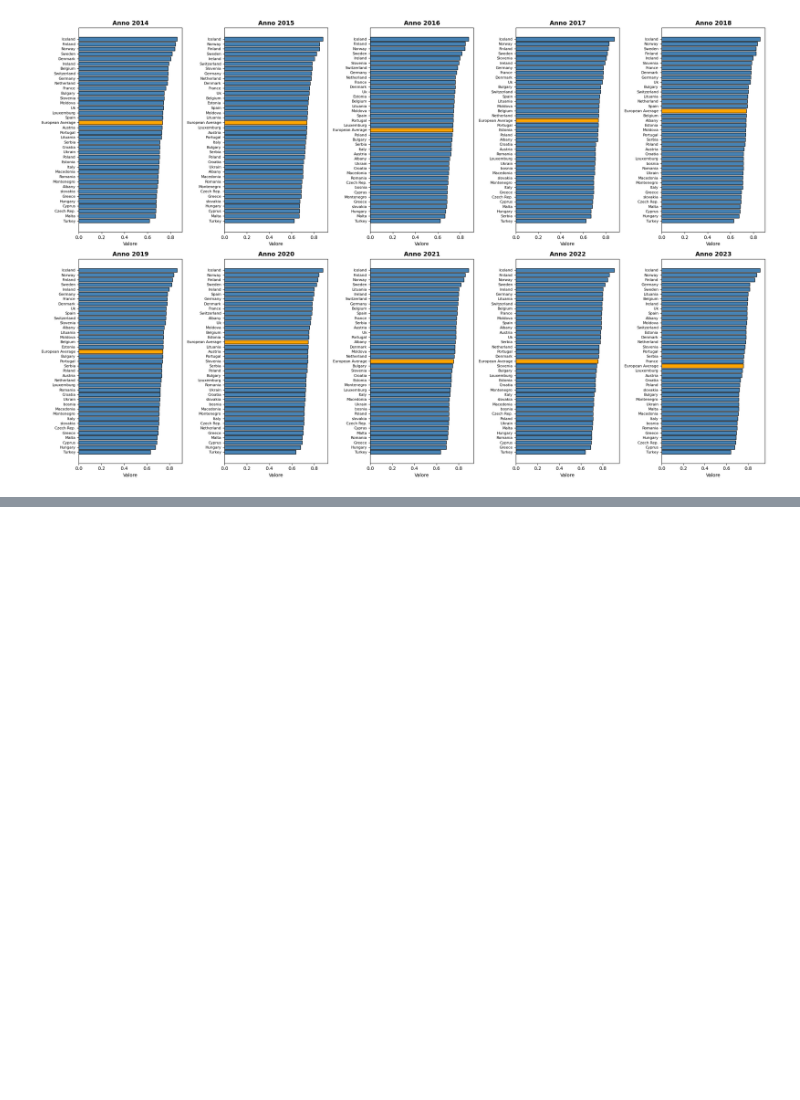
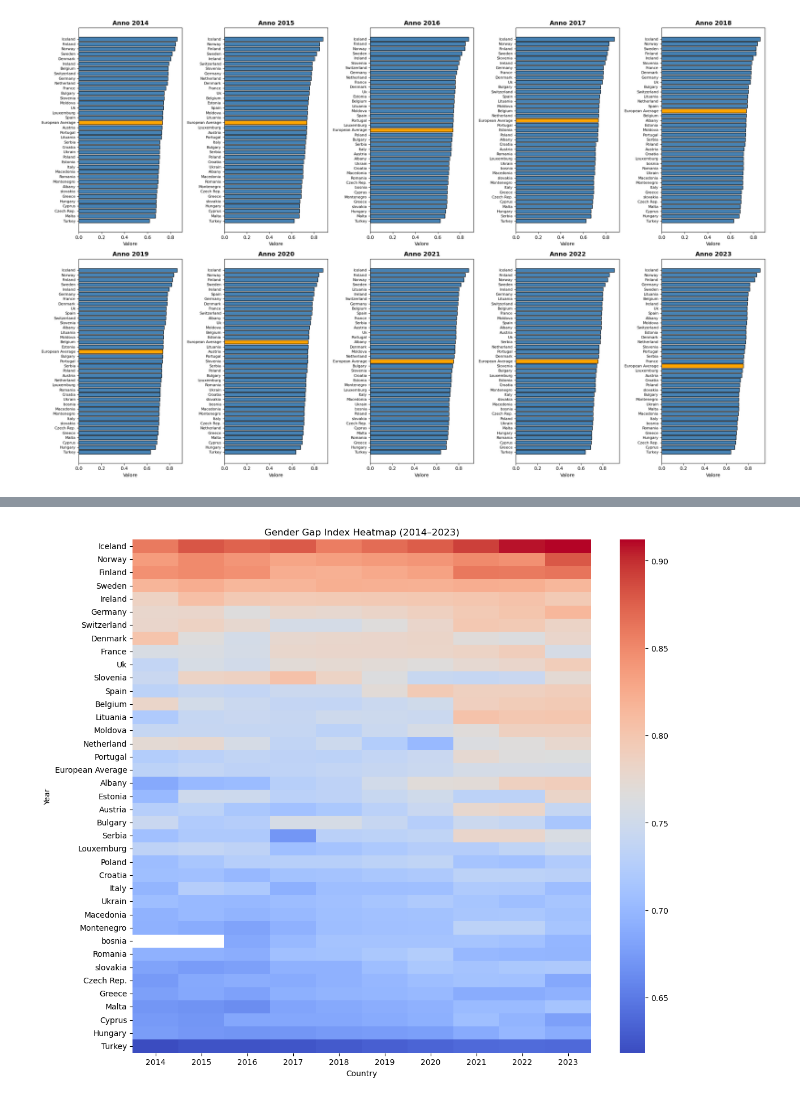
Before and after one commit to giuliodamico/Gender-Inequality-Index-vs-Female-jail-population, a Jupyter notebook: notebooks/Gender_index_graph.ipynb, the cells around one changed output, grey strips where cells are left out. Saved outputs shown, nothing was run; the diff lists cells and outputs as text; code cells hidden in the pictures; blank space fills up the shorter version.

```diff
--- a/notebooks/Gender_index_graph.ipynb
+++ b/notebooks/Gender_index_graph.ipynb
@@ -170,33 +144,15 @@ plt.show()
 # %%
-start_year = 2014
-end_year = 2023
+# we could order the countries by their average gender gap index
+average_gender_gap = gender_data.mean()
+ordered_countries = average_gender_gap.sort_values(ascending=False).index
 
-fig, axes = plt.subplots(2, 2, figsize=(18, 12))
-axes = axes.flatten()
-
-for ax, (region, (countries, color)) in zip(axes, regions.items()):
-
-    available = [c for c in countries if c in gender_data.columns]
-
-    if len(available) == 0:
-        ax.set_visible(False)
-        continue
-
-    country_means = gender_data[available].mean(axis=0).sort_values(ascending=False)
-
-    ax.bar(
-        country_means.index,
-        country_means.values,
-        color=color
-    )
-
-    ax.set_title(f"{region} ({start_year}-{end_year})")
-    ax.set_xlabel("Country")
-    ax.set_ylabel("Mean Index")
-    ax.set_ylim(0.6, 0.95)
-    ax.tick_params(axis="x", rotation=45)
-    ax.grid(axis="y", alpha=0.3)
-
-plt.suptitle(f"Average Gender Gap Index by Region ({start_year}-{end_year})", fontsize=16)
+# replot the heatmap with ordered countries
+plt.figure(figsize=(12,10))
+sns.heatmap(gender_data[ordered_countries].T, cmap="coolwarm", annot=False)
+plt.title("Gender Gap Index Heatmap (2014–2023)")
+plt.xlabel("Country")
+plt.ylabel("Year")
 plt.tight_layout()
-plt.show()
+# TODO REPORT
+# %% [output]
+[figure, added]
```
Also changed, not shown: parts of 12 cells of this notebook.
